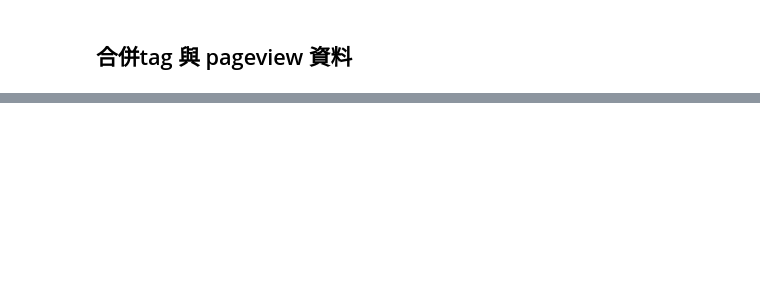
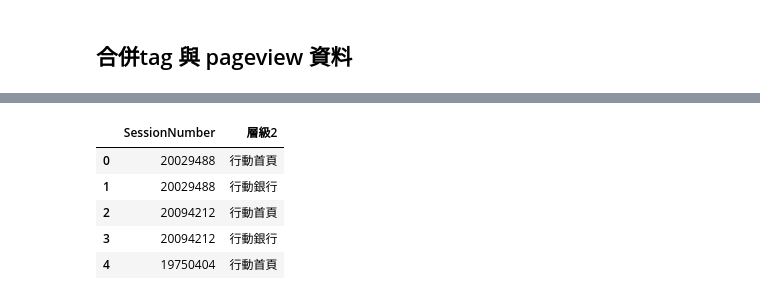
Before and after one commit to ywchiu/cathaybkpython, a Jupyter notebook: 20160922Tutorial.ipynb, the cells around one changed output, grey strips where cells are left out. Saved outputs shown, nothing was run; the diff lists cells and outputs as text; code cells hidden in the pictures; blank space fills up the shorter version.

```diff
--- a/20160922Tutorial.ipynb
+++ b/20160922Tutorial.ipynb
@@ -251,3 +262,12 @@ visitor_pageview_tag.head()
 | 2 | 2016-07-20 19:27:46.100 | https://www.mybank.com.tw/mybank/... | 20094212 | 762c787f-add3-4211-b977-d63347b817f0 | https://www.mybank.com.tw/mybank/... | 行動首頁 | 行動首頁 |
 | 3 | 2016-07-20 19:27:46.100 | https://www.mybank.com.tw/mybank/... | 20094212 | 762c787f-add3-4211-b977-d63347b817f0 | https://www.mybank.com.tw/mybank/... | 行動銀行 | 行動銀行 |
 | 4 | 2016-07-20 05:54:12.092 | https://www.mybank.com.tw/mybank/... | 19750404 | 7620bdcc-c475-4048-8593-2ca67a91070f | https://www.mybank.com.tw/mybank/... | 行動首頁 | 行動首頁 |
+# %%
+visitor_pageview_tag[['SessionNumber', '層級2']].head()
+# %% [output]
+|  | SessionNumber | 層級2 |
+| 0 | 20029488 | 行動首頁 |
+| 1 | 20029488 | 行動銀行 |
+| 2 | 20094212 | 行動首頁 |
+| 3 | 20094212 | 行動銀行 |
+| 4 | 19750404 | 行動首頁 |
```
Also changed, not shown: parts of 3 cells of this notebook.
